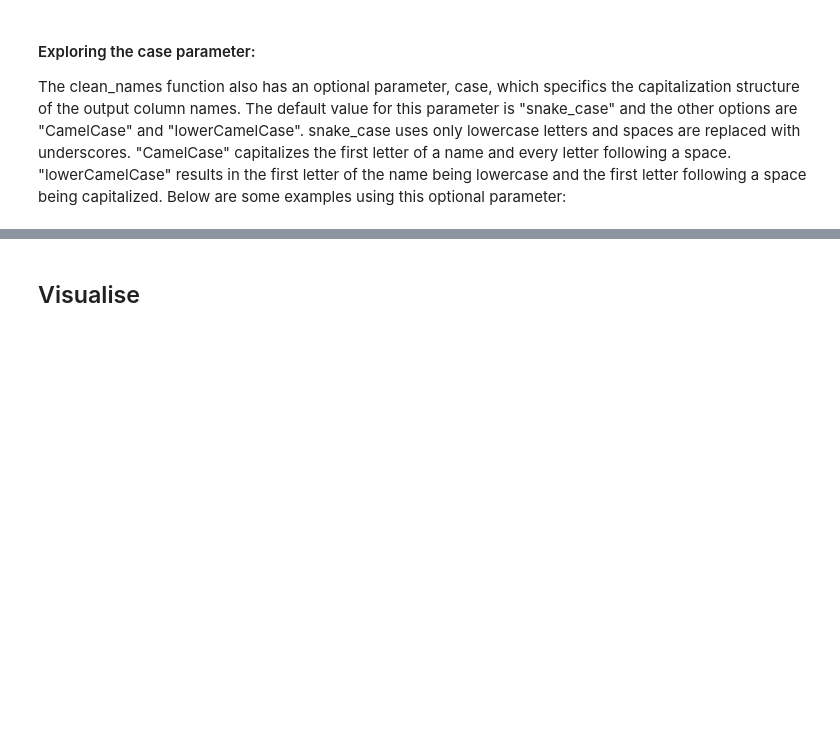
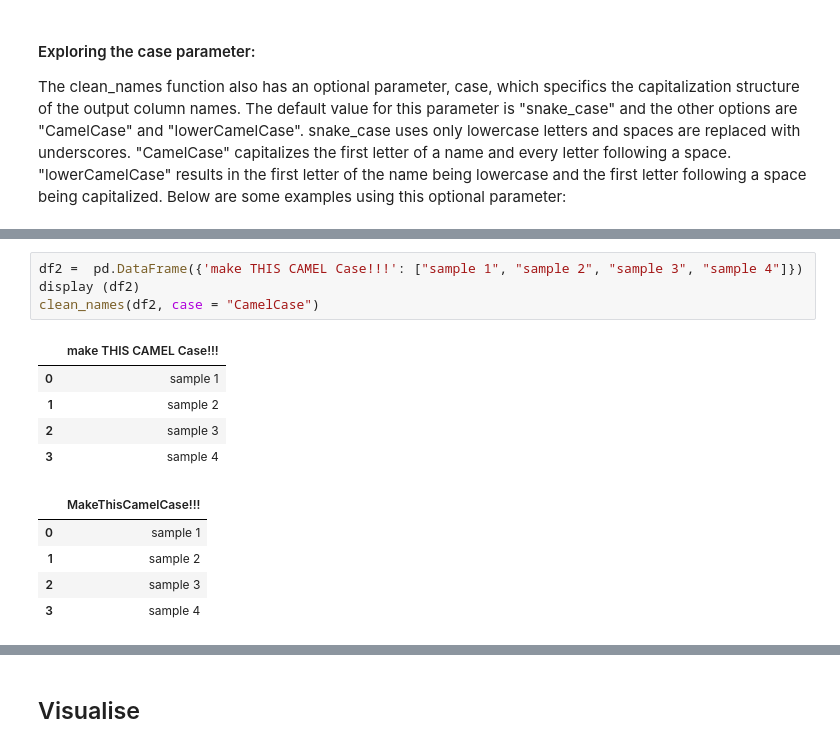
Before and after one commit to UBC-MDS/datexplore, a Jupyter notebook: docs/_build/jupyter_execute/example.ipynb, the cells around one changed output, grey strips where cells are left out. Saved outputs shown, nothing was run; the diff lists cells and outputs as text; blank space fills up the shorter version.

```diff
--- a/docs/_build/jupyter_execute/example.ipynb
+++ b/docs/_build/jupyter_execute/example.ipynb
@@ -60,0 +77,15 @@ Below are some examples using this optional parameter:
+# %%
+df2 =  pd.DataFrame({'make THIS CAMEL Case!!!': ["sample 1", "sample 2", "sample 3", "sample 4"]})
+display (df2)
+clean_names(df2, case = "CamelCase")
+# %% [output]
+|  | make THIS CAMEL Case!!! |
+| 0 | sample 1 |
+| 1 | sample 2 |
+| 2 | sample 3 |
+| 3 | sample 4 |
+|  | MakeThisCamelCase!!! |
+| 0 | sample 1 |
+| 1 | sample 2 |
+| 2 | sample 3 |
+| 3 | sample 4 |
```
Also changed, not shown: parts of 19 cells of this notebook, 29 other files.
